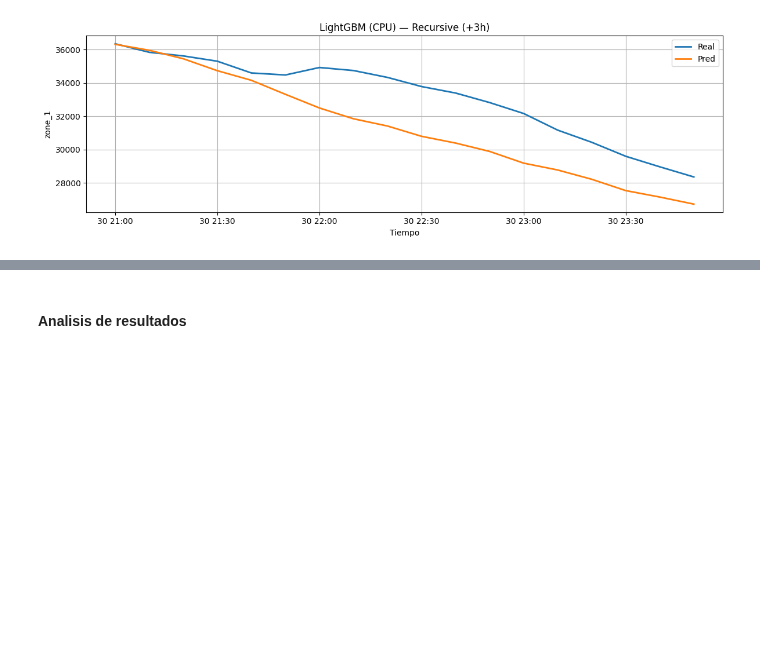
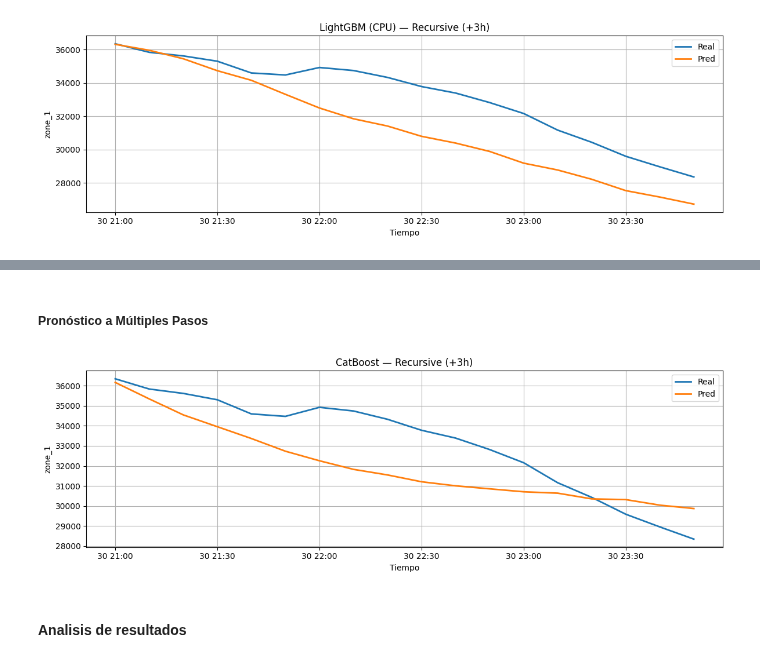
Before and after one commit to DCajiao/Time-series-forecast-of-energy-consumption-in-Tetouan-City, a Jupyter notebook: notebooks/02_assembly_model_modeling.ipynb, the cells around one changed output, grey strips where cells are left out. Cells and saved outputs as stored; diff of their text form; code cells hidden in the pictures; blank space fills up the shorter version.

```diff
--- a/notebooks/02_assembly_model_modeling.ipynb
+++ b/notebooks/02_assembly_model_modeling.ipynb
@@ -568,3 +674,30 @@ plot_segment(idx_future, y_true_rec, y_pred_rec,
+# %% [markdown]
+##### Pronóstico a Múltiples Pasos
+# %%
+# PRONÓSTICO A MÚLTIPLES PASOS — Recursive (3h)
+STEPS = 18  # 3 horas = 18 * 10 min
+feats_order = EXOG_COLS + [TARGET_COL]
+
+# Semilla en test dejando espacio para 'STEPS' futuros
+seed_start = max(0, len(test_n) - (HISTORY_WINDOW + STEPS))
+seed_end   = seed_start + HISTORY_WINDOW
+seed_win   = test_n[feats_order].values[seed_start:seed_end]  # normalizado, TARGET última col
+
+# Predicción recursiva
+y_pred_rec_norm = recursive_forecast(cat_model, seed_win, STEPS)
+y_pred_rec      = inverse_target(y_pred_rec_norm, scalers)
+
+# Verdadero y tiempos
+true_start = seed_end
+true_end   = seed_end + STEPS
+y_true_rec = test_df[TARGET_COL].values[true_start:true_end]
+idx_future = test_df.index[true_start:true_end]
+
+# Gráfico
+plot_segment(idx_future, y_true_rec, y_pred_rec,
+             title="CatBoost — Recursive (+3h)", target_name=TARGET_COL)
+# %% [output]
+[figure, added]
 # %% [markdown]
 #### **Analisis de resultados**
 # %% [markdown]
```
Also changed, not shown: parts of 9 cells of this notebook.
